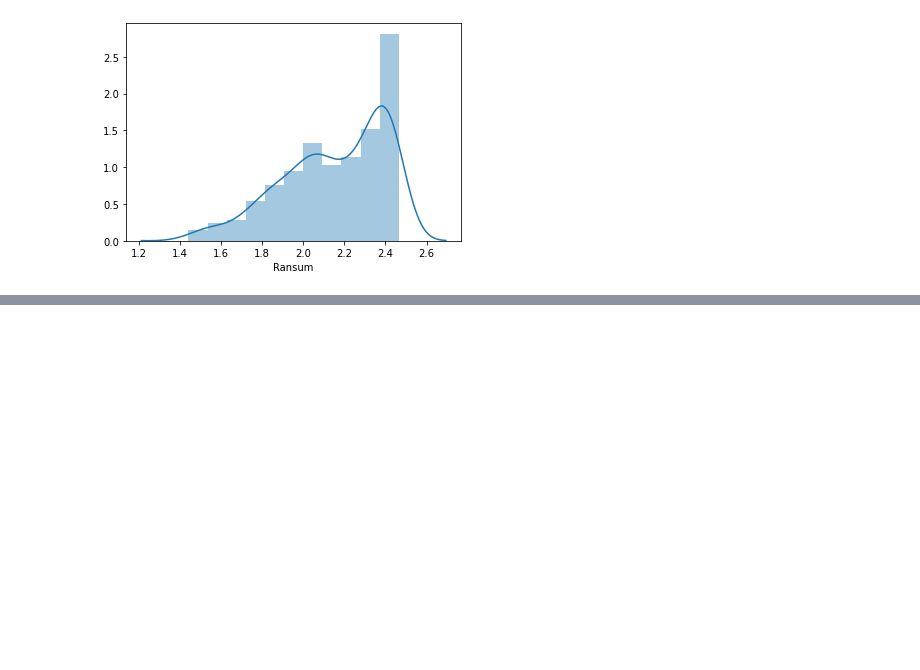
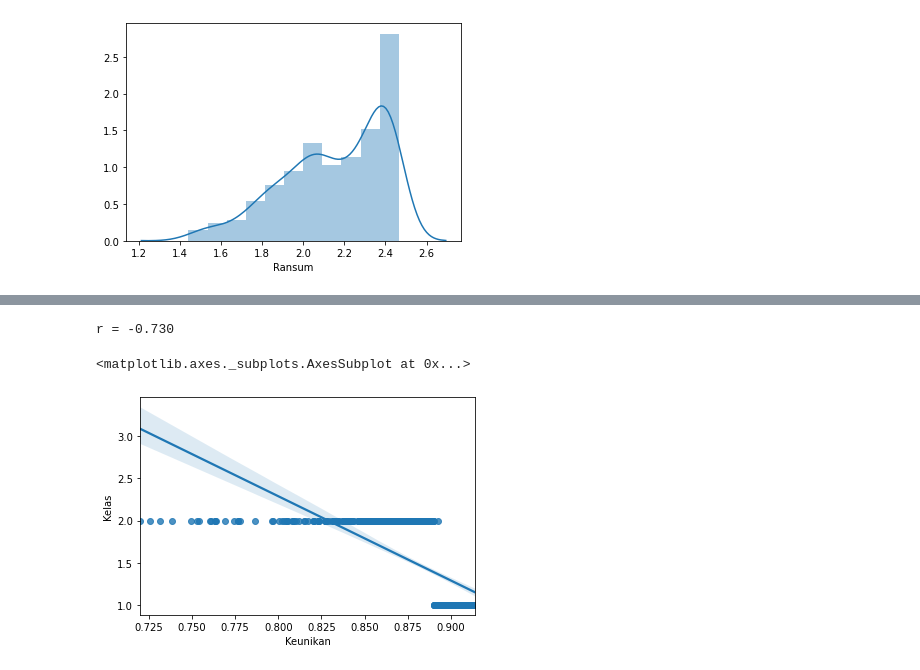
Before and after one commit to darubagus/Gandum, a Jupyter notebook: Gandum.ipynb, the cells around one changed output, grey strips where cells are left out. Drawn from its saved outputs; the diff is of its cells as text; code cells hidden in the pictures; blank space fills up the shorter version.

```diff
--- a/Gandum.ipynb
+++ b/Gandum.ipynb
@@ -342,0 +384,9 @@ Test korelasi: tentukan apakah setiap kolom non-target berkorelasi dengan kolom
+# %%
+# Kolom Keunikan : Kolom Kelas
+r = np.corrcoef(df["Keunikan"], df["Kelas"])
+print("r = %.3f" %(r[0][1]))
+sns.regplot(df["Keunikan"], df["Kelas"])
+# %% [output]
+r = -0.730
+<matplotlib.axes._subplots.AxesSubplot at 0x...>
+[figure, added]
```
Also changed, not shown: parts of 12 cells of this notebook.
